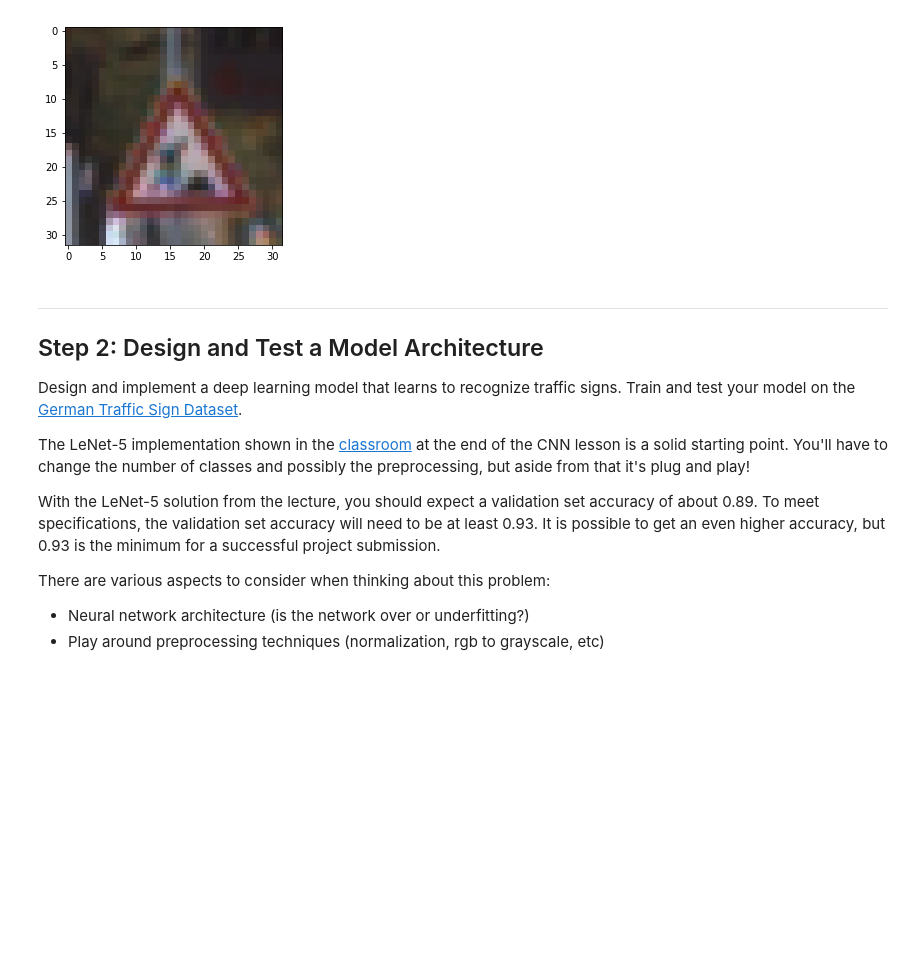
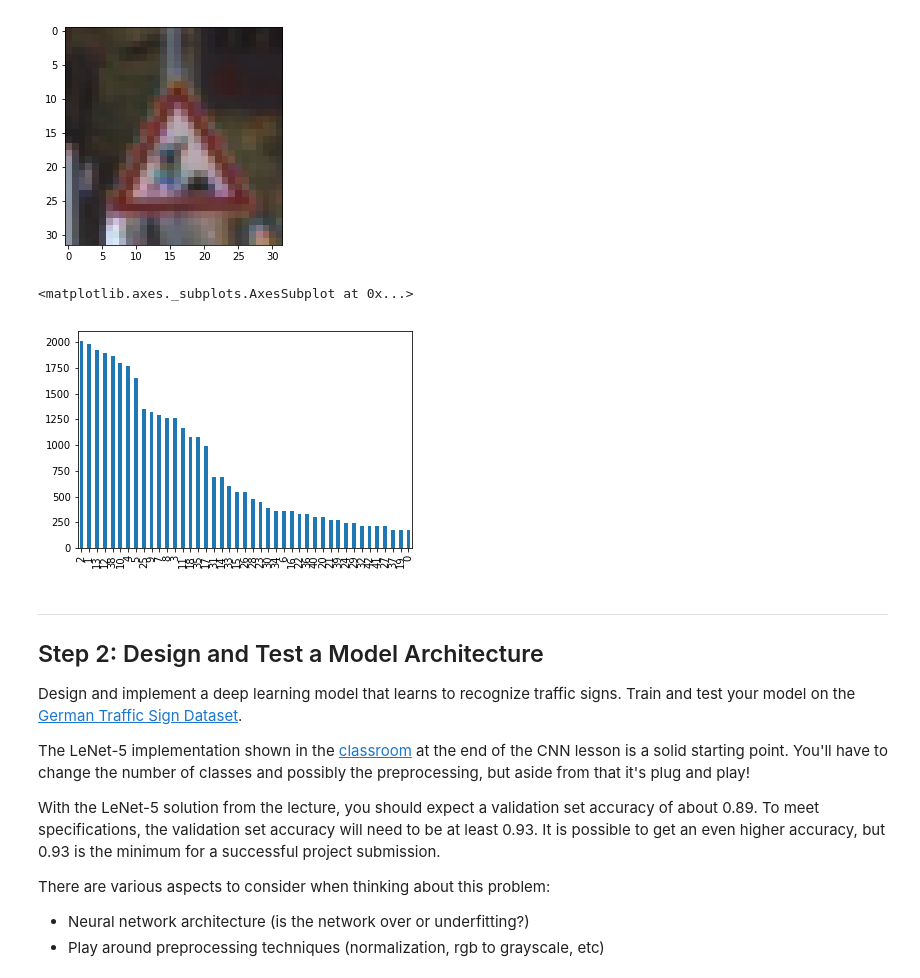
Before and after one commit to chappers/CarND-Traffic-Sign-Classifier-Project, a Jupyter notebook: Traffic_Sign_Classifier.ipynb, the cells around one changed output. Cells and saved outputs as stored; diff of their text form; code cells hidden in the pictures; blank space fills up the shorter version.

```diff
--- a/Traffic_Sign_Classifier.ipynb
+++ b/Traffic_Sign_Classifier.ipynb
@@ -103,3 +103,14 @@ plt.imshow(sample_img)
 # %% [output]
 <matplotlib.image.AxesImage at 0x...>
 [figure]
+# %%
+# the number of classes
+# we can see that this is an unbalanced problem!
+# we will oversample with random alteration to images to get our validation set to a reasonable level.
+import pandas as pd
+
+labels_series = pd.Series(y_train)
+labels_series.value_counts().plot(kind="bar")
+# %% [output]
+<matplotlib.axes._subplots.AxesSubplot at 0x...>
+[figure, added]
```
Also changed, not shown: parts of 19 cells of this notebook, 11 other files.
